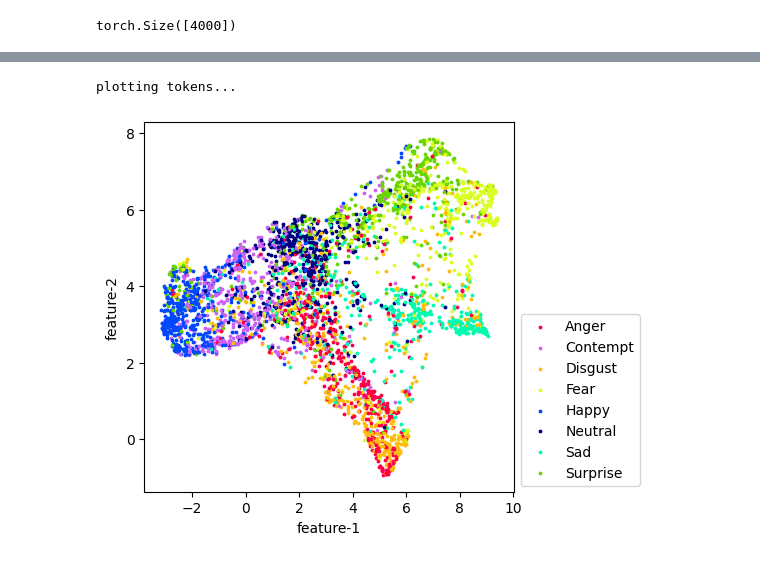
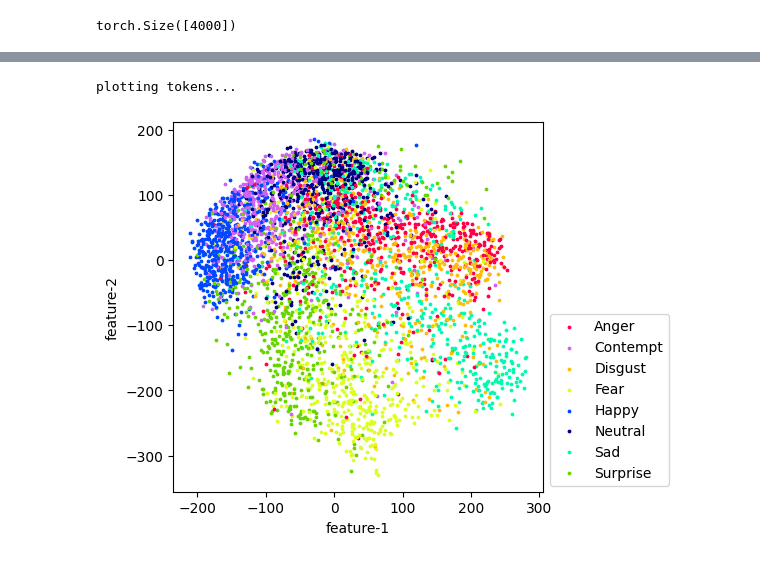
Before and after one commit to nRknpy/AffectNet-experiments, a Jupyter notebook: notebooks/mds.ipynb, the cells around one changed output, grey strips where cells are left out. Saved outputs shown, nothing was run; the diff lists cells and outputs as text; code cells hidden in the pictures.

```diff
--- a/notebooks/mds.ipynb
+++ b/notebooks/mds.ipynb
@@ -76,8 +105,8 @@ def plot_tokens_category_mds(tokens, labels, n_neighbors, id2label, random_seed)
 # %%
 from utils import exclude_id
 
 id2label, label2id = exclude_id([8,9,10])
-fig, legend = plot_tokens_category(features, labels, 20, id2label, 0)
+fig, legend = plot_tokens_category_mds(features, labels, 20, id2label, 0)
 # %% [output]
 plotting tokens...
-[figure, old version]
+[figure, new version]
```
Also changed, not shown: parts of 4 cells of this notebook, 5 other files.
